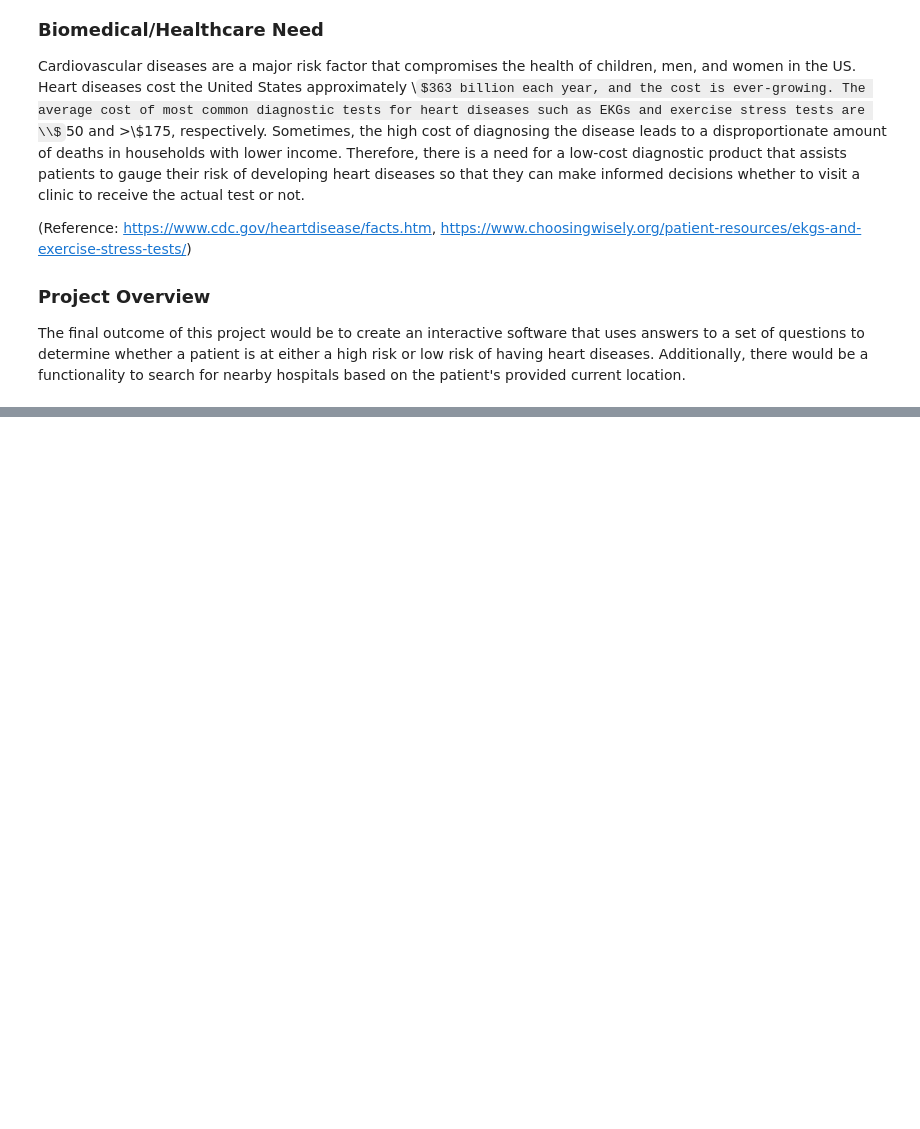
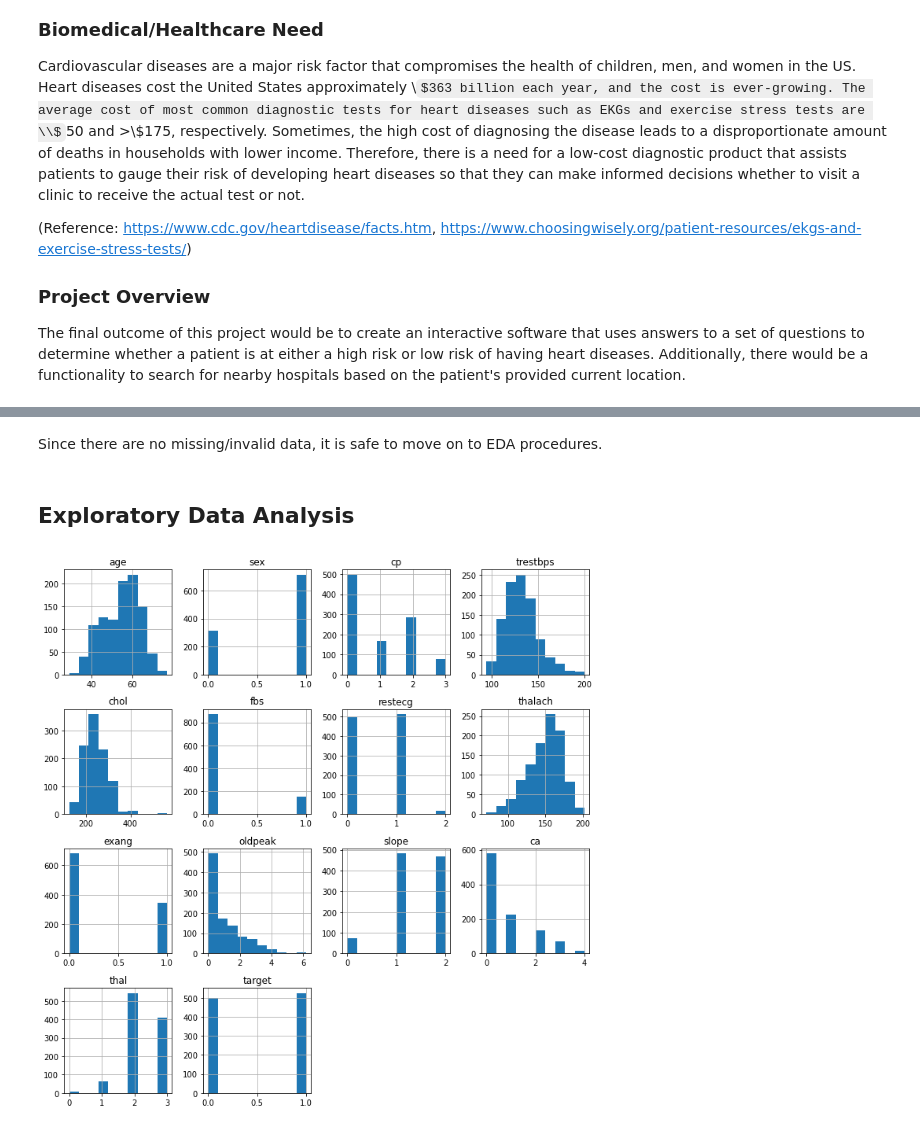
Before and after one commit to crystalshin22/data-science-projects, a Jupyter notebook: Small ML Projects/Heart Disease Diagnosis.ipynb, the cells around one changed output, grey strips where cells are left out. Cells and saved outputs as stored; diff of their text form; code cells hidden in the pictures; some formulas as TeX source; blank space fills up the shorter version.

```diff
--- a/Small ML Projects/Heart Disease Diagnosis.ipynb
+++ b/Small ML Projects/Heart Disease Diagnosis.ipynb
@@ -23,0 +36,9 @@ Abort:
+# %%
+# Load the dataset
+heart = pd.read_csv("./data/heart.csv")
+
+# Print out the shape
+print("The shape is (rows, colums): ", heart.shape)
+
+# Print out the first 5 rows of the dataset
+heart.head()
@@ -23,0 +94,11 @@ Abort:
+# %% [markdown]
+Since there are no missing/invalid data, it is safe to move on to EDA procedures.
+# %% [markdown]
+## Exploratory Data Analysis
+# %%
+# Plotting histograms for individual columns
+heart.hist(figsize=(10, 10))
+plt.tight_layout()
+plt.show()
+# %% [output]
+[figure, added]
```
Also changed, not shown: parts of 17 cells of this notebook.
